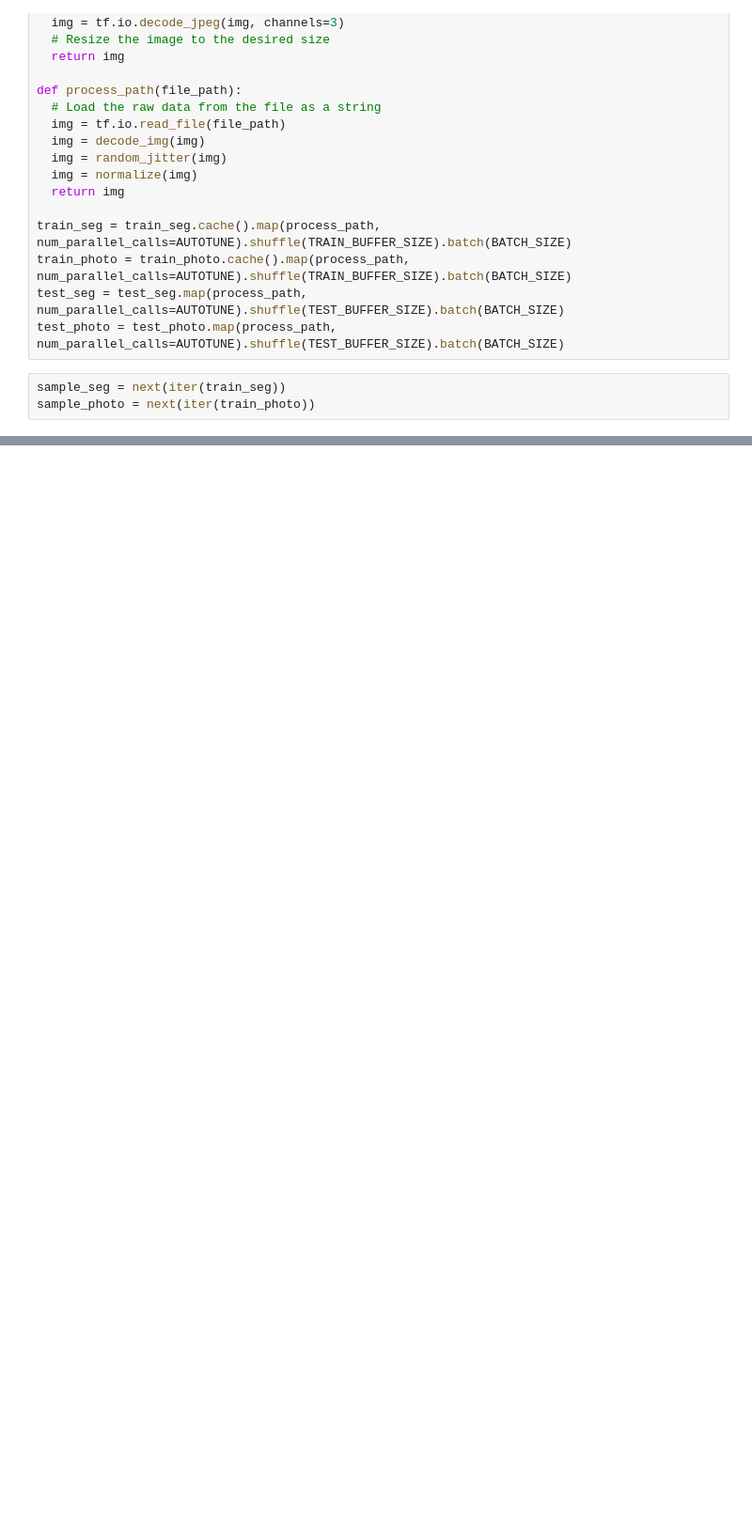
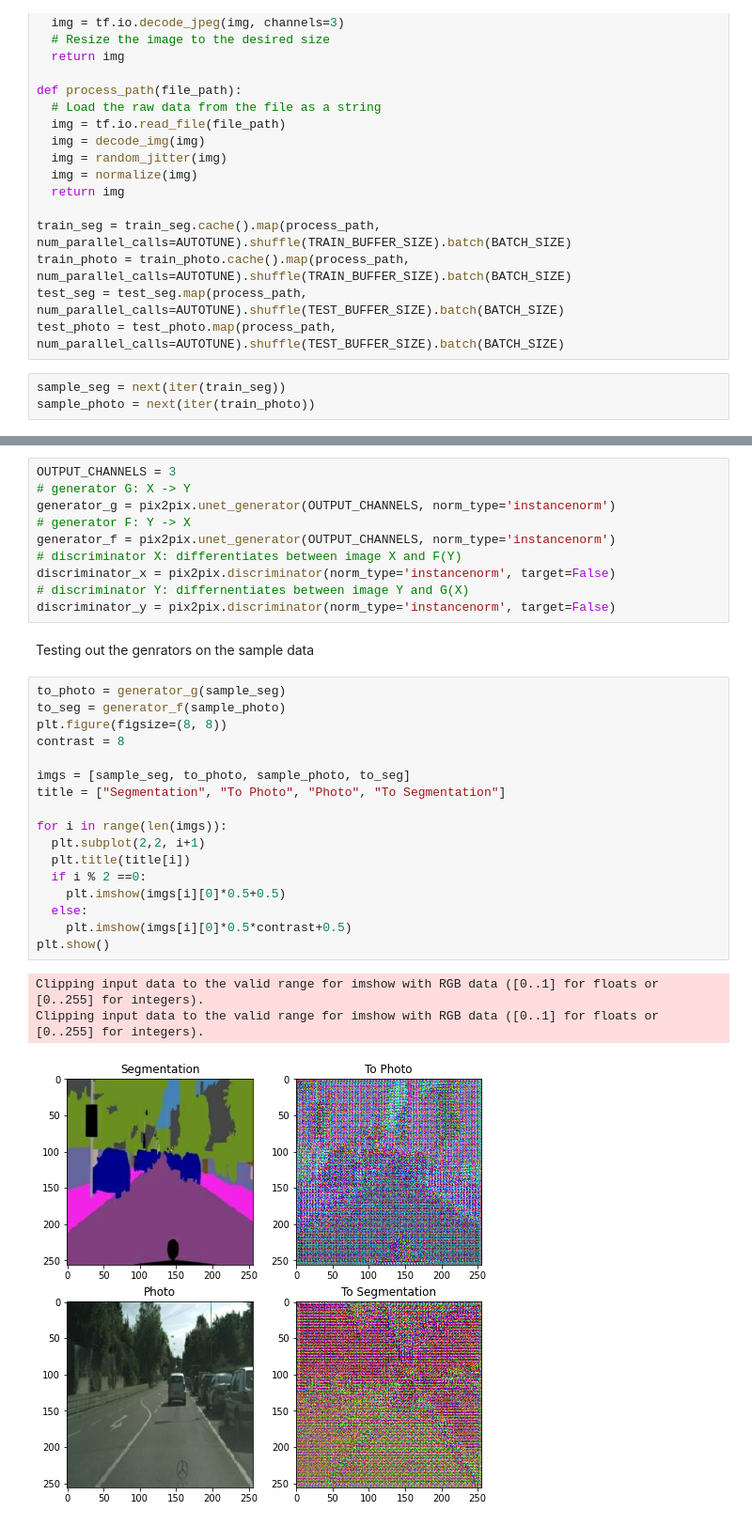
Before and after one commit to AdamClarkStandke/GAN_Models, a Jupyter notebook: CycleGAN.ipynb, the cells around one changed output, grey strips where cells are left out. Shown at 94% size. Cells and saved outputs as stored; diff of their text form; blank space fills up the shorter version.

```diff
--- a/CycleGAN.ipynb
+++ b/CycleGAN.ipynb
@@ -208,0 +216,33 @@ plt.imshow(random_jitter(sample_photo[0]) * 0.5 + 0.5)
+# %%
+OUTPUT_CHANNELS = 3
+# generator G: X -> Y
+generator_g = pix2pix.unet_generator(OUTPUT_CHANNELS, norm_type='instancenorm')
+# generator F: Y -> X
+generator_f = pix2pix.unet_generator(OUTPUT_CHANNELS, norm_type='instancenorm')
+# discriminator X: differentiates between image X and F(Y)
+discriminator_x = pix2pix.discriminator(norm_type='instancenorm', target=False)
+# discriminator Y: differnentiates between image Y and G(X)
+discriminator_y = pix2pix.discriminator(norm_type='instancenorm', target=False)
+# %% [markdown]
+Testing out the genrators on the sample data
+# %%
+to_photo = generator_g(sample_seg)
+to_seg = generator_f(sample_photo)
+plt.figure(figsize=(8, 8))
+contrast = 8
+
+imgs = [sample_seg, to_photo, sample_photo, to_seg]
+title = ["Segmentation", "To Photo", "Photo", "To Segmentation"]
+
+for i in range(len(imgs)):
+  plt.subplot(2,2, i+1)
+  plt.title(title[i])
+  if i % 2 ==0:
+    plt.imshow(imgs[i][0]*0.5+0.5)
+  else:
+    plt.imshow(imgs[i][0]*0.5*contrast+0.5)
+plt.show()
+# %% [output]
+Clipping input data to the valid range for imshow with RGB data ([0..1] for floats or [0..255] for integers).
+Clipping input data to the valid range for imshow with RGB data ([0..1] for floats or [0..255] for integers).
+[figure, added]
```
Also changed, not shown: parts of 10 cells of this notebook.
